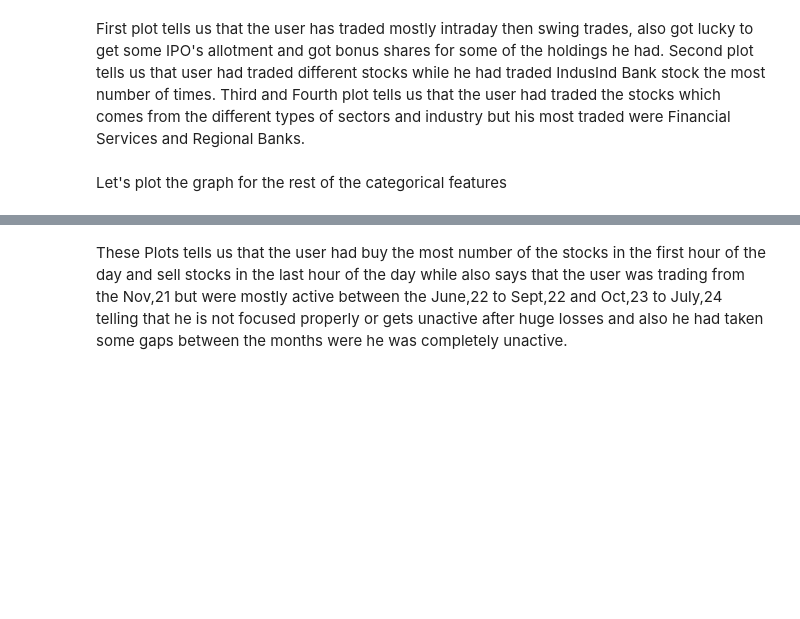
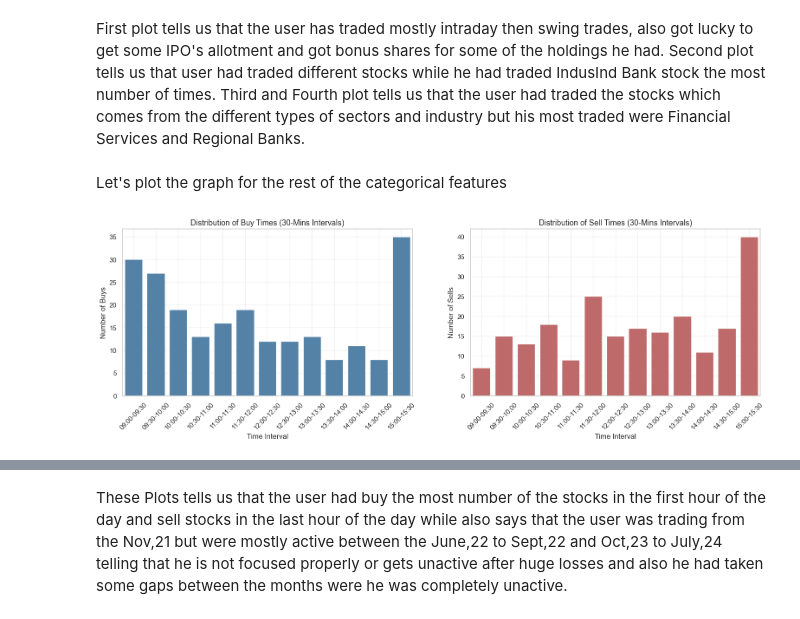
Before and after one commit to Harsh-1598/Trade_Insights, a Jupyter notebook: Data_Preprocessing.ipynb, the cells around one changed output, grey strips where cells are left out. Cells and saved outputs as stored; diff of their text form; code cells hidden in the pictures; blank space fills up the shorter version.

Commit message:
EDA applied properly and handled the datatype issues of the extracted features and feature construction

```diff
--- a/Data_Preprocessing.ipynb
+++ b/Data_Preprocessing.ipynb
@@ -319,62 +647,25 @@ Second plot tells us that user had traded different stocks while he had traded I
 # %% [markdown]
 Let's plot the graph for the rest of the categorical features
 # %%
-fig, axes = plt.subplots(2, 2, figsize=(19, 10))
+fig, axes = plt.subplots(1, 2, figsize=(19, 5))
 sns.set(style='whitegrid')
 
-# Ensure datetime types
-pnl['Buy date'] = pd.to_datetime(pnl['Buy date'], errors='coerce')
-pnl['Sell date'] = pd.to_datetime(pnl['Sell date'], errors='coerce')
+# Buy Time - ordered by time interval
+axes[0].set_title("Distribution of Buy Times (30-Mins Intervals)", fontsize=13)
+buy_time_data = pnl['Buy Interval'].value_counts().sort_index()
+sns.barplot(x=buy_time_data.index, y=buy_time_data.values, ax=axes[0], color='steelblue')
+axes[0].set_xlabel("Time Interval")
+axes[0].set_ylabel("Number of Buys")
+axes[0].tick_params(axis='x', rotation=45)
+axes[0].grid(alpha=0.3)
 
-# Format months as 'MMM-YYYY' (e.g., Jan-2025)
-pnl['Buy Month'] = pnl['Buy date'].dt.strftime('%b-%Y')
-pnl['Sell Month'] = pnl['Sell date'].dt.strftime('%b-%Y')
-
-# Define 1-hour interval bins for market hours (9:00–15:30)
-bins = [9, 10, 11, 12, 13, 14, 15, 15.5]
-labels = ['09:00–10:00', '10:00–11:00', '11:00–12:00', '12:00–13:00', '13:00–14:00', '14:00–15:00', '15:00–15:30']
-
-# Extract and bin times
-pnl['Buy Hour'] = pnl['Buy Time'].apply(lambda x: x.hour + x.minute / 60 if pd.notnull(x) else None)
-pnl['Sell Hour'] = pnl['Sell Time'].apply(lambda x: x.hour + x.minute / 60 if pd.notnull(x) else None)
-pnl['Buy Interval'] = pd.cut(pnl['Buy Hour'], bins=bins, labels=labels, right=False)
-pnl['Sell Interval'] = pd.cut(pnl['Sell Hour'], bins=bins, labels=labels, right=False)
-
-# Buy Time
-axes[0,0].set_title("Distribution of Buy Times (Hourly Intervals)", fontsize=13)
-sns.barplot(x=pnl['Buy Interval'].value_counts().reindex(labels).index,
-            y=pnl['Buy Interval'].value_counts().reindex(labels).values,
-            ax=axes[0,0], color='steelblue')
-axes[0,0].set_xlabel("Time Interval")
-axes[0,0].set_ylabel("Number of Buys")
-axes[0,0].tick_params(axis='x', rotation=45)
-axes[0,0].grid(alpha=0.3)
-
-# Sell Time
-axes[0,1].set_title("Distribution of Sell Times (Hourly Intervals)", fontsize=13)
-sns.barplot(x=pnl['Sell Interval'].value_counts().reindex(labels).index,
-            y=pnl['Sell Interval'].value_counts().reindex(labels).values,
-            ax=axes[0,1], color='indianred')
-axes[0,1].set_xlabel("Time Interval")
-axes[0,1].set_ylabel("Number of Sells")
-axes[0,1].tick_params(axis='x', rotation=45)
-axes[0,1].grid(alpha=0.3)
-
-# Buy Month
-axes[1, 0].set_title("Trades Grouped by Buy Month", fontsize=13)
-buy_month_data = pnl['Buy Month'].value_counts().sort_index(key=lambda x: pd.to_datetime(x, format='%b-%Y'))
-sns.barplot(x=buy_month_data.index, y=buy_month_data.values, ax=axes[1, 0], color='#1f77b4')
-axes[1, 0].set_xlabel("Month-Year")
-axes[1, 0].set_ylabel("Number of Buys")
-axes[1, 0].tick_params(axis='x', rotation=45)
-
-# Sell Month
-axes[1, 1].set_title("Trades Grouped by Sell Month", fontsize=13)
-sell_month_data = pnl['Sell Month'].value_counts().sort_index(key=lambda x: pd.to_datetime(x, format='%b-%Y'))
-sns.barplot(x=sell_month_data.index, y=sell_month_data.values, ax=axes[1, 1], color='#d62728')
-axes[1, 1].set_xlabel("Month-Year")
-axes[1, 1].set_ylabel("Number of Sells")
-axes[1, 1].tick_params(axis='x', rotation=45)
-
-plt.tight_layout()
-plt.show()
+# Sell Time - ordered by time interval
+axes[1].set_title("Distribution of Sell Times (30-Mins Intervals)", fontsize=13)
+sell_time_data = pnl['Sell Interval'].value_counts().sort_index()
+sns.barplot(x=sell_time_data.index, y=sell_time_data.values, ax=axes[1], color='indianred')
+axes[1].set_xlabel("Time Interval")
+axes[1].set_ylabel("Number of Sells")
+axes[1].tick_params(axis='x', rotation=45)
+axes[1].grid(alpha=0.3)
+# %% [output]
+[figure, added]
```
Also changed, not shown: parts of 34 cells of this notebook, 1 other file.
